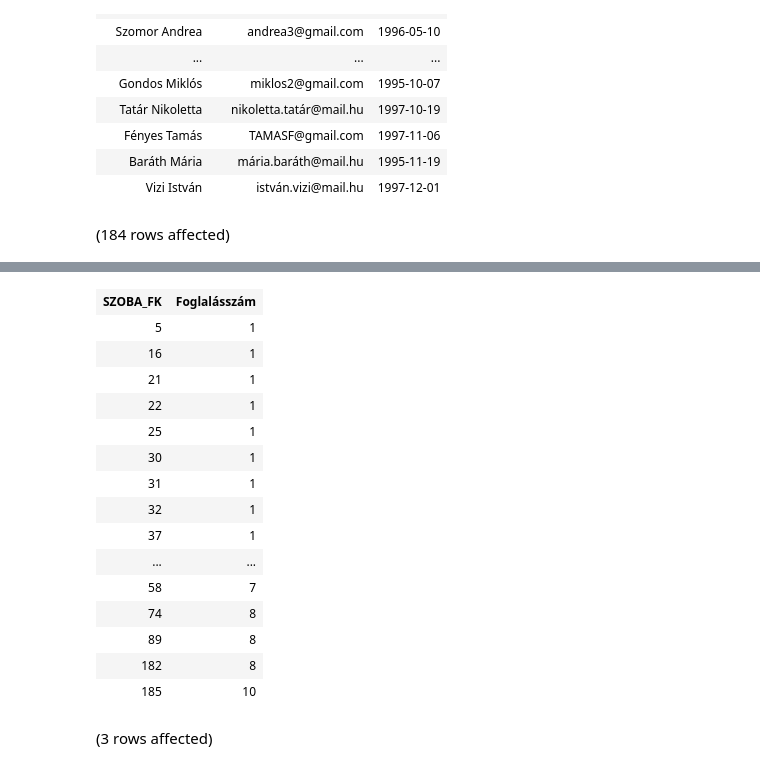
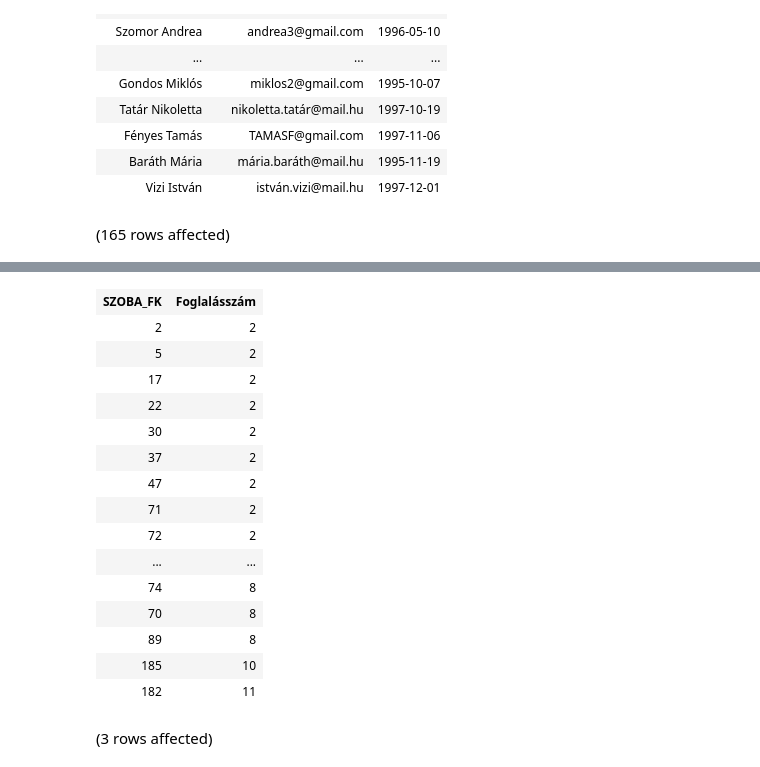
Before and after one commit to vrekaa121/adatbazis, a Jupyter notebook: zh1.ipynb, the cells around one changed output, grey strips where cells are left out. Cells and saved outputs as stored; diff of their text form; code cells hidden in the pictures.

```diff
--- a/zh1.ipynb
+++ b/zh1.ipynb
@@ -31,8 +31,9 @@ Total execution time: 00:00:00.009
 SELECT SZOBA_FK,
         COUNT(FOGLALAS_PK) AS 'Foglalásszám'
 FROM foglalas
-WHERE felnott_szam > GYERMEK_SZAM AND (FELNOTT_SZAM + GYERMEK_SZAM) >= 2
+WHERE felnott_szam > GYERMEK_SZAM
 GROUP BY SZOBA_FK
+HAVING COUNT(SZOBA_FK) >= 2
 ORDER BY COUNT(FOGLALAS_PK)
 # %% [output]
-(184 rows affected)
+(165 rows affected)
@@ -40,19 +41,19 @@ Total execution time: 00:00:00.012
 | SZOBA_FK | Foglalásszám |
-| 5 | 1 |
-| 16 | 1 |
-| 21 | 1 |
-| 22 | 1 |
-| 25 | 1 |
-| 30 | 1 |
-| 31 | 1 |
-| 32 | 1 |
-| 37 | 1 |
+| 2 | 2 |
+| 5 | 2 |
+| 17 | 2 |
+| 22 | 2 |
+| 30 | 2 |
+| 37 | 2 |
+| 47 | 2 |
+| 71 | 2 |
+| 72 | 2 |
 | ... | ... |
-| 58 | 7 |
 | 74 | 8 |
+| 70 | 8 |
 | 89 | 8 |
-| 182 | 8 |
 | 185 | 10 |
+| 182 | 11 |
 # %%
 --3
 
```
Also changed, not shown: parts of 1 cell of this notebook.
